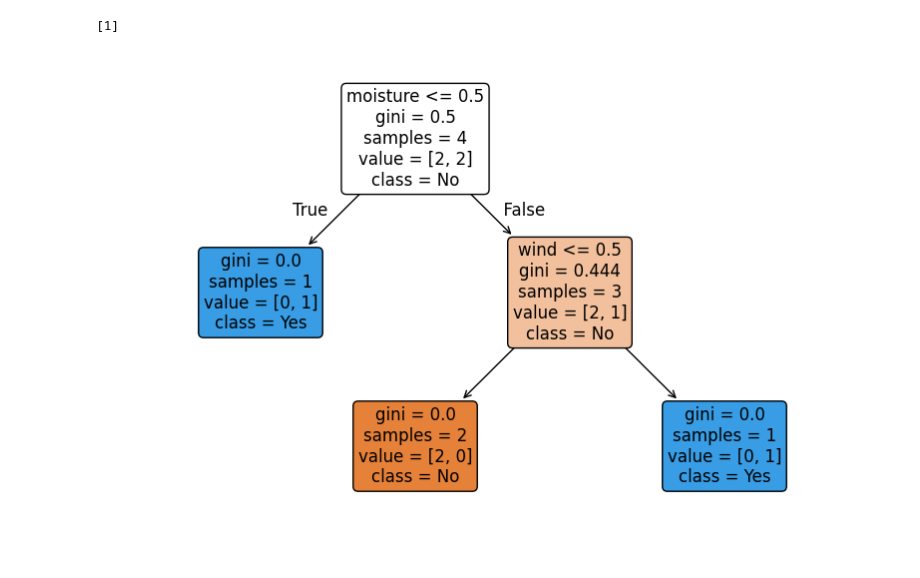
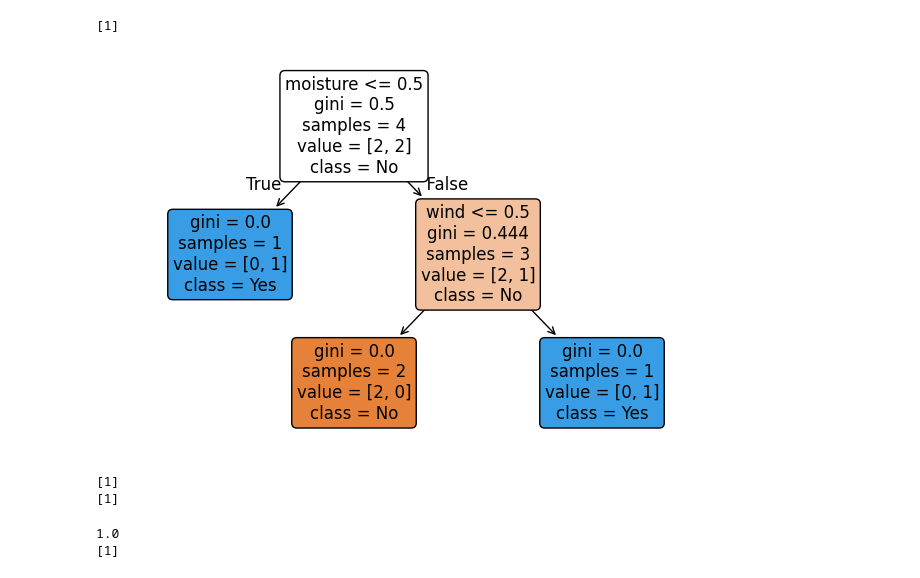
Before and after one commit to n3316202/Gwangsu-AI-Academy-teacher, a Jupyter notebook: 07.머신러닝/지도학습/02.분류/03.결정트리/01-결정트리-날씨.ipynb, the cells around one changed output. Saved outputs shown, nothing was run; the diff lists cells and outputs as text; code cells hidden in the pictures.

```diff
--- a/07.머신러닝/지도학습/02.분류/03.결정트리/01-결정트리-날씨.ipynb
+++ b/07.머신러닝/지도학습/02.분류/03.결정트리/01-결정트리-날씨.ipynb
@@ -33,17 +33,77 @@ print(model.predict([[1, 0, 1]]))
 # %%
 # 🌳 트리 시각화
 # 시각화
-plt.figure(figsize=(10, 6))
+plt.figure(figsize=(8, 5))
 
 plot_tree(
     model,
     feature_names = ["weather", "moisture", "wind"],
     class_names=["No", "Yes"],    # 0,1 이름 변경
     filled=True,                  # 색상
     rounded=True,                 # 둥근 모서리
     fontsize=12
 )
 
 plt.show()
+
+# 내부동작 순서
+# 트리는 내부적으로 이렇게 계산
+
+# 날씨로 나누면 얼마나 잘 분리되지?
+# ↓
+# 습도로 나누면?
+# ↓
+# 바람으로 나누면?
+
+# 그리고 불순도(Gini)가 가장 많이 감소하는 변수를 Root로 선택
+
+# 예측
+# 날씨 = 맑음
+# 습도 = 높음
+# 바람 = 약함
+print(model.predict([[1, 0, 1]]))
+
+print(model.predict([[1, 1, 1]]))
 # %% [output]
-[figure, old version]
+[figure, new version]
+[1]
+[1]
+# %%
+import pandas as pd
+import matplotlib.pyplot as plt
+
+from sklearn.model_selection import train_test_split
+from sklearn.tree import (
+    DecisionTreeClassifier,
+    plot_tree
+)
+from sklearn.metrics import accuracy_score
+
+df = pd.DataFrame({
+    "income":[
+        200,250,300,350,
+        400,450,500,550
+    ],
+    "debt":[
+        300,280,250,220,
+        180,150,120,100
+    ],
+
+    "loan":[0,0,0,0,1,1,1,1]
+})
+
+x = df[["income","debt"]]
+y = df["loan"]
+
+X_train, X_test, y_train, y_test = train_test_split(
+    x,y,test_size=0.2,random_state=42)
+
+model = DecisionTreeClassifier(random_state=42)
+model.fit(X_train,y_train)
+
+pred = model.predict(X_test)
+print(accuracy_score(y_test,pred))
+print(model.predict([[420,170]]))
+# %% [output]
+1.0
+[1]
```
Also changed, not shown: parts of 2 cells of this notebook, 1 other file.
